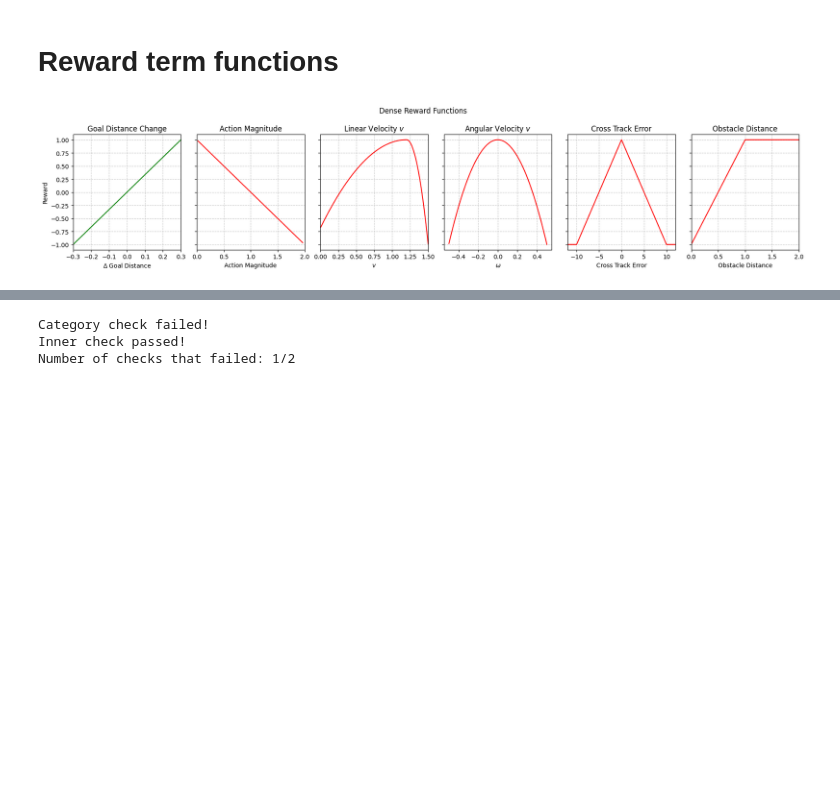
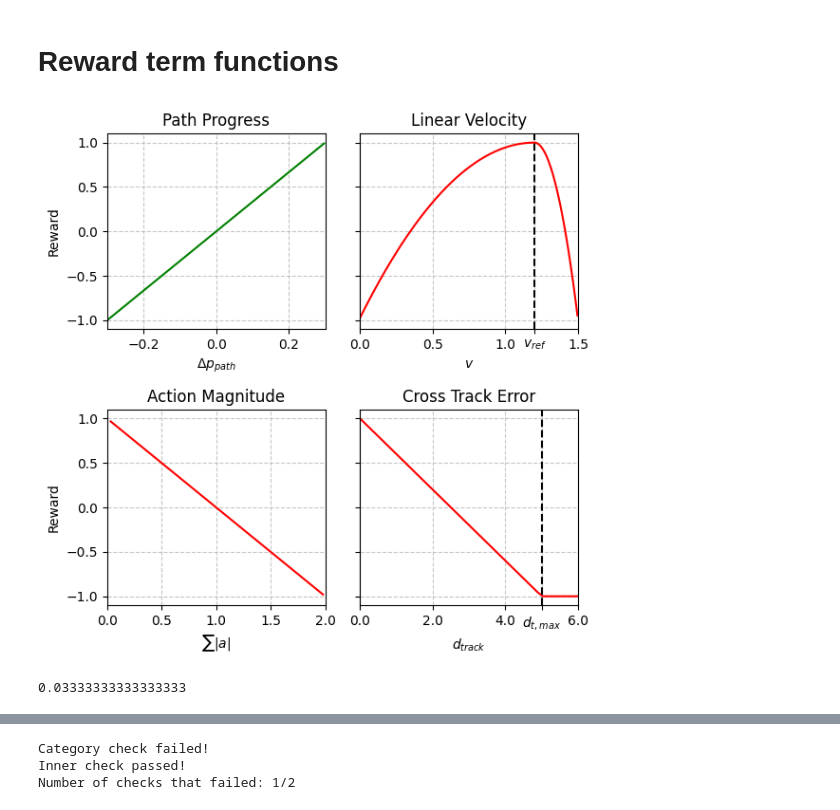
Before and after one commit to kristianceder/DRL-Traj-Planner, a Jupyter notebook: notebooks/img_reward_modeling.ipynb, the cells around one changed output, grey strips where cells are left out. Cells and saved outputs as stored; diff of their text form; code cells hidden in the pictures; blank space fills up the shorter version.

```diff
--- a/notebooks/img_reward_modeling.ipynb
+++ b/notebooks/img_reward_modeling.ipynb
@@ -29,7 +29,7 @@ y_d = [r_goal_dist(d) for d in goal_dist_diff]
 x_d, y_d = zip(*sorted(zip(x_d, y_d)))
 
 # speed
-tau = 0.95
+tau = 0.942
 v_ref = 0.8 * max_v
 
 def expectile(x, tau):
@@ -66,7 +66,7 @@ y_av = r_angular_speed(omegas)
 x_av, y_av = zip(*sorted(zip(x_av, y_av)))
 
 # cross track error
-max_error = 10.
+max_error = 5.
 
 def r_cross_track(ct_err):
     reward = 1 - (2 * np.abs(ct_err) / max_error)
@@ -94,50 +92,43 @@ x_o, y_o = zip(*sorted(zip(x_o, y_o)))
 # %%
-fig, axs = plt.subplots(1, 6, figsize=(18, 4), sharey=True)
+fig, axs = plt.subplots(2, 2, figsize=(6, 6), sharey=True)
 
-axs[0].plot(x_d, y_d, c='g')
-axs[0].set_title('Goal Distance Change')
-axs[0].set_xlabel('$\Delta$ Goal Distance')
-axs[0].set_ylabel('Reward')
-axs[0].set_xlim(-.3, .3)
+axs[0,0].plot(x_d, y_d, c='g')
+axs[0,0].set_title('Path Progress')
+axs[0,0].set_xlabel('$\Delta p_{path}$')
+axs[0,0].set_ylabel('Reward')
+axs[0,0].set_xlim(-.3, .3)
 
-axs[1].plot(x_a, y_a, c='r')
-axs[1].set_title('Action Magnitude')
-axs[1].set_xlabel('Action Magnitude')
-# axs[1].set_ylabel('Reward')
-axs[1].set_xlim(0., 2.)
+axs[1,0].plot(x_a, y_a, c='r')
+axs[1,0].set_title('Action Magnitude')
+axs[1,0].set_xlabel('$\sum |a|$')
+axs[1,0].set_ylabel('Reward')
+axs[1,0].set_xlim(0., 2.)
 
-axs[2].plot(x_s, y_s, c='r')
-axs[2].set_title('Linear Velocity $v$')
-axs[2].set_xlabel('$v$')
-# axs[2].set_ylabel('Reward')b
-axs[2].set_xlim(0., 1.5)
+axs[0,1].plot(x_s, y_s, c='r')
+axs[0,1].plot([v_ref, v_ref], [-1.1, 1.1], '--', color="black")
+axs[0,1].set_title('Linear Velocity')
+axs[0,1].set_xlabel('$v$')
+axs[0,1].set_xlim(0., 1.5)
+axs[0,1].set_xticks(list(axs[0,1].get_xticks()) + [1.2])
+axs[0,1].set_xticklabels([f'{tick:.1f}' if tick != 1.2 else '$v_{ref}$' for tick in axs[0,1].get_xticks()])
 
-axs[3].plot(x_av, y_av, c='r')
-axs[3].set_title('Angular Velocity $v$')
-axs[3].set_xlabel('$\omega$')
-# axs[3].set_ylabel('Reward')b
-# axs[3].set_xlim(0., 1.5)
+axs[1,1].plot(x_ct, y_ct, c='r')
+axs[1,1].plot([5., 5.], [-1.1, 1.1], '--', color="black")
+axs[1,1].set_title('Cross Track Error')
+axs[1,1].set_xlabel('$d_{track}$')
+axs[1,1].set_xlim(0., 6.)
+axs[1,1].set_xticks(list(axs[1,1].get_xticks()) + [5.0])
+axs[1,1].set_xticklabels([f'{tick:.1f}' if tick != 5.0 else '$d_{t,max}$' for tick in axs[1,1].get_xticks()])
+# axs[1,1].tick_params(axis='x', rotation=45)
 
-axs[4].plot(x_ct, y_ct, c='r')
-axs[4].set_title('Cross Track Error')
-axs[4].set_xlabel('Cross Track Error')
-# axs[4].set_ylabel('Reward')
-axs[4].set_xlim(-12., 12.)
-
-axs[5].plot(x_o, y_o, c='r')
-axs[5].set_title('Obstacle Distance')
-axs[5].set_xlabel('Obstacle Distance')
-# axs[5].set_ylabel('Reward')
-axs[5].set_xlim(0., 2.)
 
 for ax in axs:
-    ax.grid(True, linestyle='--', alpha=0.7)
-    # ax.set_ylim(-1., 1.)
-
-fig.suptitle('Dense Reward Functions')
+    for a in ax:
+        a.grid(True, linestyle='--', alpha=0.7)
+        a.set_ylim(-1.1, 1.1)
 
 plt.tight_layout()
-# plt.savefig('../figures/dense_reward_functions.png', dpi=400)
+plt.savefig('../figures/dense_reward_functions.png', dpi=400)
 plt.show()
 # %% [output]
-[figure, old version]
+[figure, new version]
@@ -145,0 +135,4 @@ plt.show()
+# %%
+100/(6*500)
+# %% [output]
+0.03333333333333333
```
Also changed, not shown: parts of 46 cells of this notebook, 1 other file.
